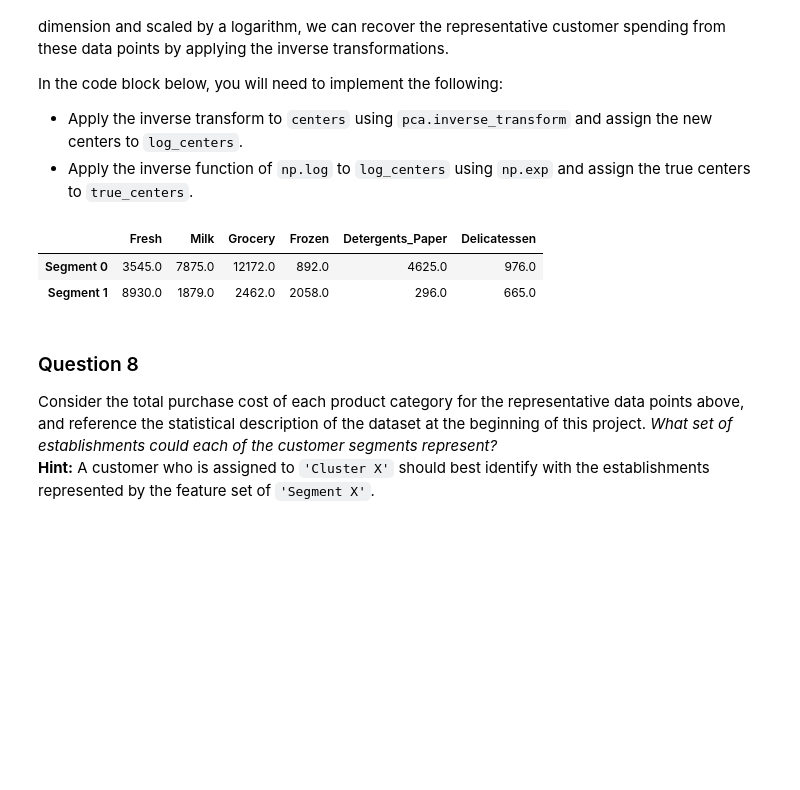
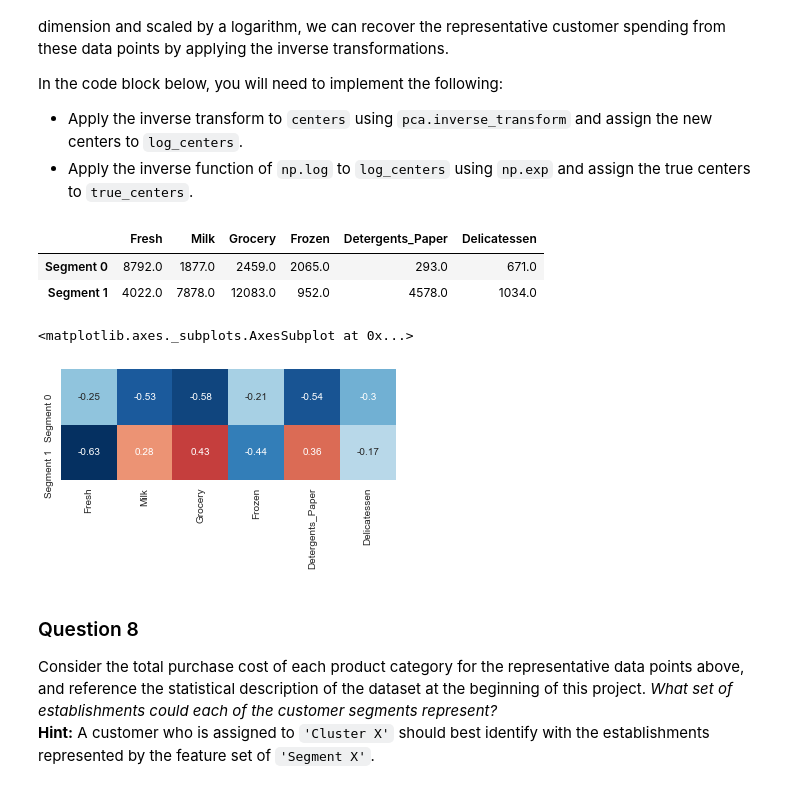
Before and after one commit to mccormd1/machine-learning, a Jupyter notebook: projects/customer_segments/customer_segments.ipynb, the cells around one changed output. Cells and saved outputs as stored; diff of their text form; code cells hidden in the pictures; blank space fills up the shorter version.

```diff
--- a/projects/customer_segments/customer_segments.ipynb
+++ b/projects/customer_segments/customer_segments.ipynb
@@ -174,6 +178,10 @@ In the code block below, you will need to implement the following:
 Once you have performed this implementation, the dataset will be stored in the variable `good_data`.
 # %%
 # For each feature find the data points with extreme high or low values
+from collections import Counter
+
+c = Counter()
+
 for feature in log_data.keys():
     print(feature)
     # TODO: Calculate Q1 (25th percentile of the data) for the given feature
@@ -184,13 +192,17 @@ for feature in log_data.keys():
 
     # TODO: Use the interquartile range to calculate an outlier step (1.5 times the interquartile range)
     step = 1.5*(Q3-Q1)
+    c.update(log_data[~((log_data[feature] >= Q1 - step) & (log_data[feature] <= Q3 + step))].index.values)
 
     # Display the outliers
     print ("Data points considered outliers for the feature '{}':".format(feature))
     display(log_data[~((log_data[feature] >= Q1 - step) & (log_data[feature] <= Q3 + step))])
 
+
+print ([o for o in c.keys() if c[o]>1])
+
 # OPTIONAL: Select the indices for data points you wish to remove
-outliers  = [75,183]
+outliers  = [65,66,75,128,154,183]
 
 # Remove the outliers, if any were specified
 good_data = log_data.drop(log_data.index[outliers]).reset_index(drop = True)
@@ -423,19 +436,23 @@ In the code block below, you will need to implement the following:
 # %%
 # TODO: Inverse transform the centers
 log_centers = pca.inverse_transform(centers)
 
 # TODO: Exponentiate the centers
 true_centers = np.exp(log_centers)
 
 # Display the true centers
 segments = ['Segment {}'.format(i) for i in range(0,len(centers))]
 true_centers = pd.DataFrame(np.round(true_centers), columns = data.keys())
 true_centers.index = segments
 display(true_centers)
+
+sns.heatmap((true_centers-data.mean())/data.std(ddof=1), annot=True, cbar=False, square=True)
 # %% [output]
 |  | Fresh | Milk | Grocery | Frozen | Detergents_Paper | Delicatessen |
-| Segment 0 | 3545.0 | 7875.0 | 12172.0 | 892.0 | 4625.0 | 976.0 |
-| Segment 1 | 8930.0 | 1879.0 | 2462.0 | 2058.0 | 296.0 | 665.0 |
+| Segment 0 | 8792.0 | 1877.0 | 2459.0 | 2065.0 | 293.0 | 671.0 |
+| Segment 1 | 4022.0 | 7878.0 | 12083.0 | 952.0 | 4578.0 | 1034.0 |
+<matplotlib.axes._subplots.AxesSubplot at 0x...>
+[figure, added]
 # %% [markdown]
 ### Question 8
 Consider the total purchase cost of each product category for the representative data points above, and reference the statistical description of the dataset at the beginning of this project. *What set of establishments could each of the customer segments represent?*
```
Also changed, not shown: parts of 19 cells of this notebook, 3 other files.
